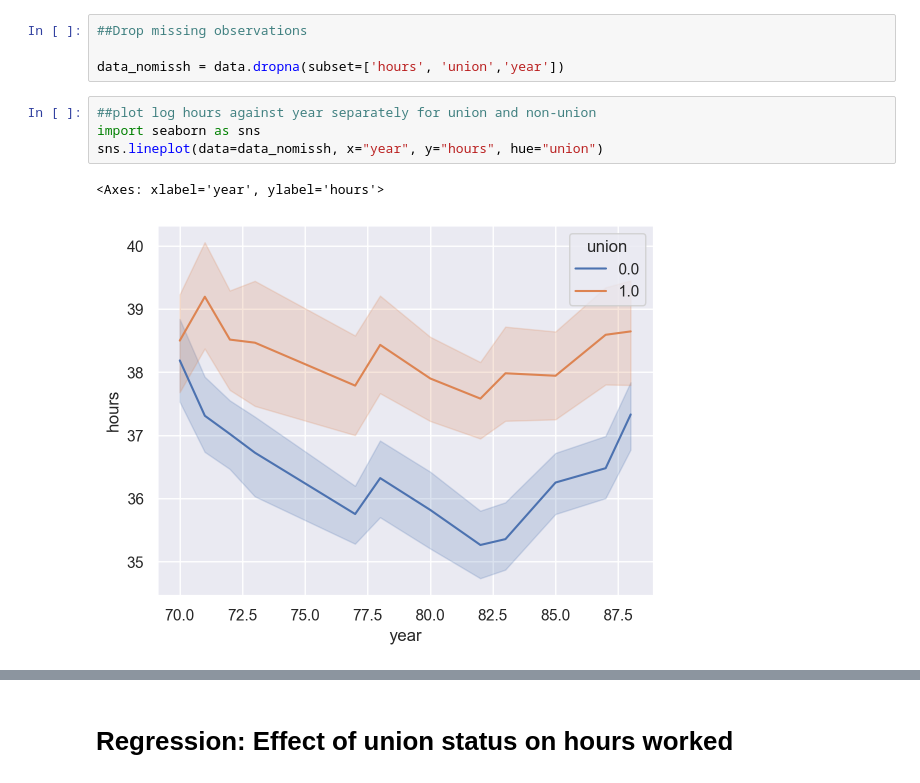
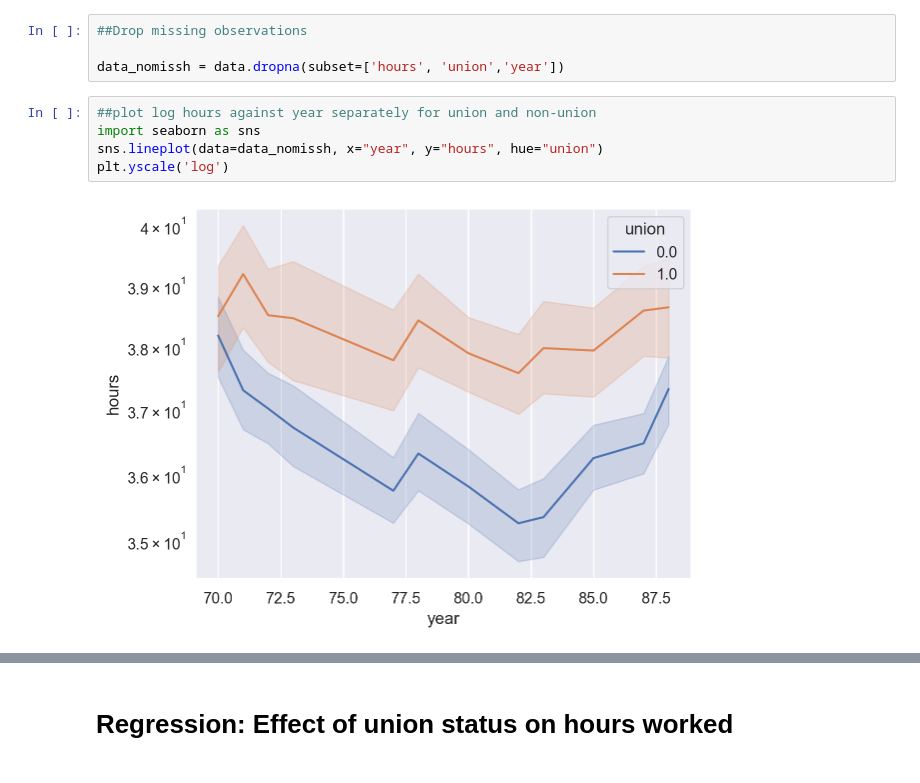
Before and after one commit to LUGOZZI/robot_judge_2023, a Jupyter notebook: homeworks/HW02.ipynb, the cells around one changed output, grey strips where cells are left out. Saved outputs shown, nothing was run; the diff lists cells and outputs as text.

```diff
--- a/homeworks/HW02.ipynb
+++ b/homeworks/HW02.ipynb
@@ -159,7 +141,7 @@ data_nomissh = data.dropna(subset=['hours', 'union','year'])
 # %%
 ##plot log hours against year separately for union and non-union
 import seaborn as sns
 sns.lineplot(data=data_nomissh, x="year", y="hours", hue="union")
+plt.yscale('log')
 # %% [output]
-<Axes: xlabel='year', ylabel='hours'>
-[figure, old version]
+[figure, new version]
```
Also changed, not shown: parts of 24 cells of this notebook.
